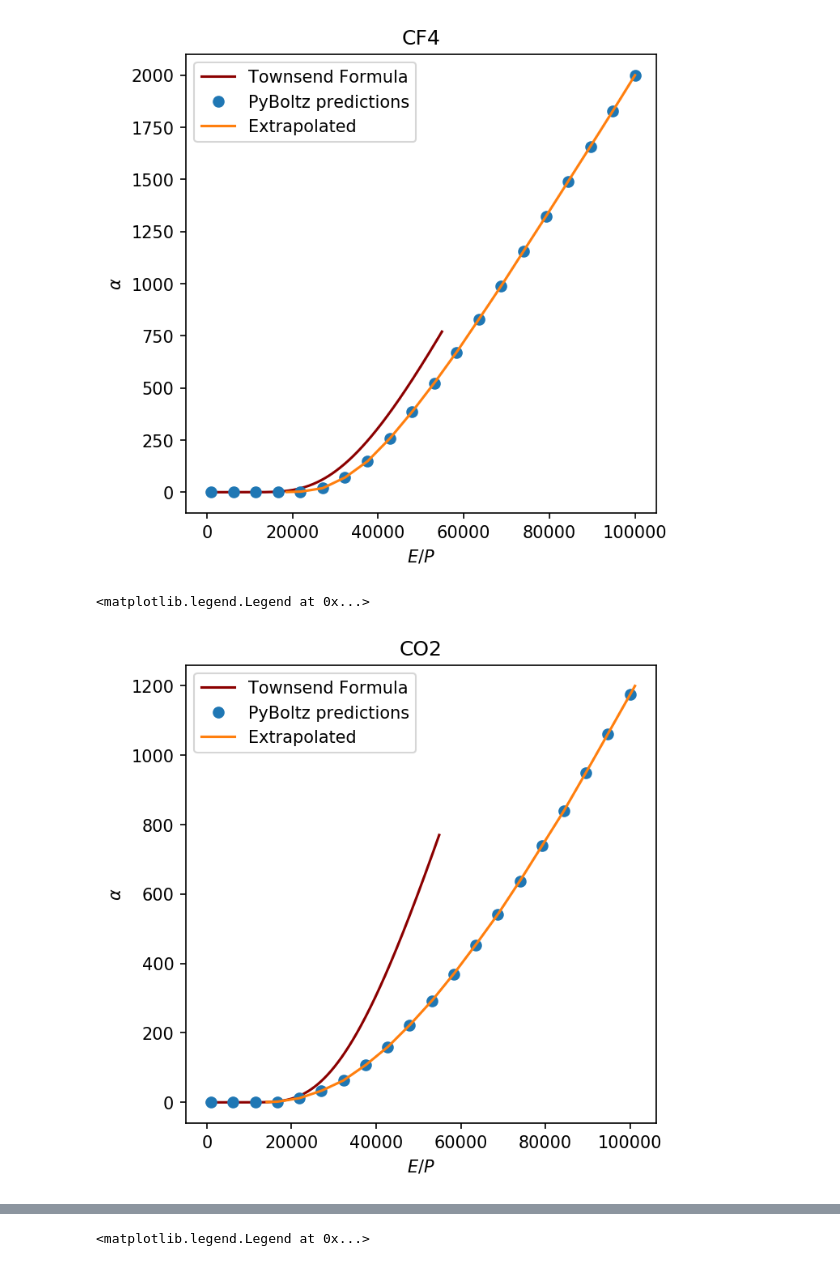
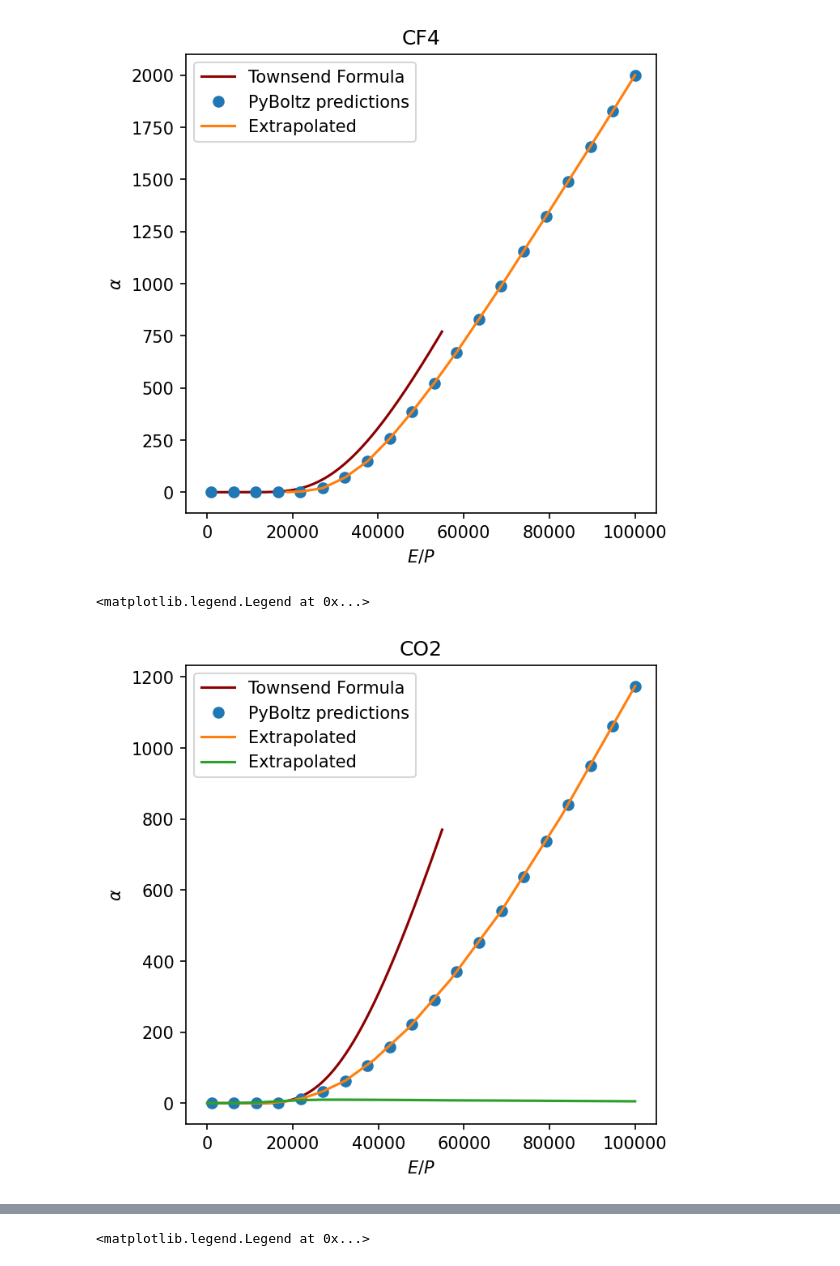
Before and after one commit to UTA-REST/HVBreakdown, a Jupyter notebook: HVplot.ipynb, the cells around one changed output, grey strips where cells are left out. Drawn from its saved outputs; the diff is of its cells as text; code cells hidden in the pictures.

Commit message:
Add attachment calc code

```diff
--- a/HVplot.ipynb
+++ b/HVplot.ipynb
@@ -535,22 +594,28 @@ plt.legend(loc='upper left')
 # %%
 plt.figure(figsize=(5,5),dpi=150)
 Erange=np.arange(100,55000,100)
 CO2=pd.read_csv("./PyBoltzCO2_1bar.csv")
+Es=np.logspace(1,5,50)
+plt.plot(Erange, Aco*750*np.exp(-Bco*750/Erange),color='DarkRed',label='Townsend Formula')
+alphafuncCO2=interpolate.interp1d(CO2.EField,CO2.TownsendAlpha,bounds_error=False,fill_value='extrapolate')
+betafuncCO2=interpolate.interp1d(CO2.EField,CO2.Attachment,bounds_error=False,fill_value='extrapolate')
 
-plt.plot(Erange, Aco*750*np.exp(-Bco*750/Erange),color='DarkRed',label='Townsend Formula')
-alphafuncCO2=interpolate.interp1d(CO2.TownsendAlpha,CO2.EField/750,bounds_error=False,fill_value='extrapolate')
+ToSolve = lambda V, pd: np.abs((alphafuncCO2(V/pd)-betafuncCO2(V/pd))*pd-np.log(1+(1-betafuncCO2(V/pd)/alphafuncCO2(V/pd))/gammase)+1)
+
+
 # betafuncCO2=interpolate.interp1d(CO2.Attachment,CO2.EField/750,bounds_error=False,fill_value='extrapolate')
 
 plt.plot(CO2.EField, CO2.TownsendAlpha,'o',label='PyBoltz predictions')
 
 alphas=np.arange(0,1200,1)
 betas=np.arange(0,10,1)
-plt.plot(alphafuncCO2(alphas)*750,alphas,label='Extrapolated')
+plt.plot(Es,alphafuncCO2(Es),label='Extrapolated')
+plt.plot(Es,betafuncCO2(Es),label='Extrapolated')
 # plt.plot(betafuncCO2(betas)*750,betas,label='Extrapolated - w/ attachment')
 plt.title("CO2")
 plt.xlabel(r"$E/P$")
 plt.ylabel(r"$\alpha$")
 plt.legend(loc='upper left')
 # %% [output]
 <matplotlib.legend.Legend at 0x...>
-[figure, old version]
+[figure, new version]
```
Also changed, not shown: parts of 22 cells of this notebook.
